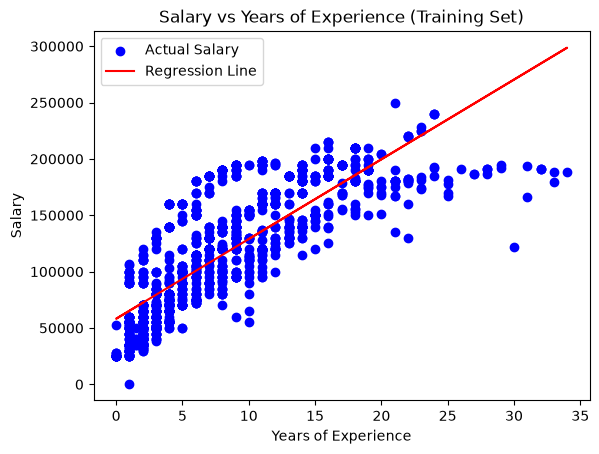
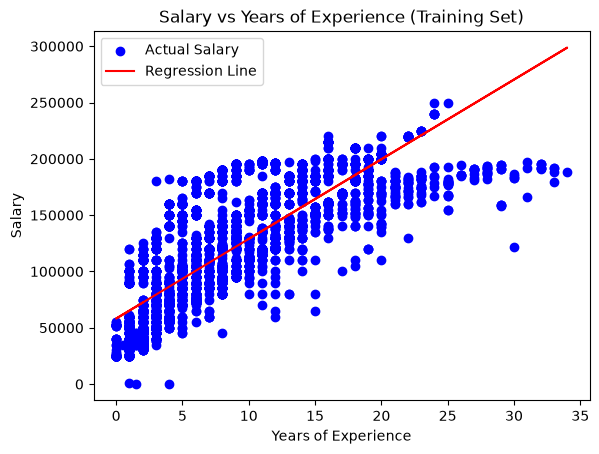
Code edit (unified diff) that turned the first committed figure into the second:
--- before
+++ after
@@ -1,3 +1,4 @@
-plt.scatter(x_test, y_test, color='blue', label='Actual Salary')
+# Training Set
+plt.scatter(x_train, y_train, color='blue', label='Actual Salary')
 plt.plot(x_train, model.predict(x_train), color='red', label='Regression Line')
 plt.title('Salary vs Years of Experience (Training Set)')

Commit: Linear Regression plots fix